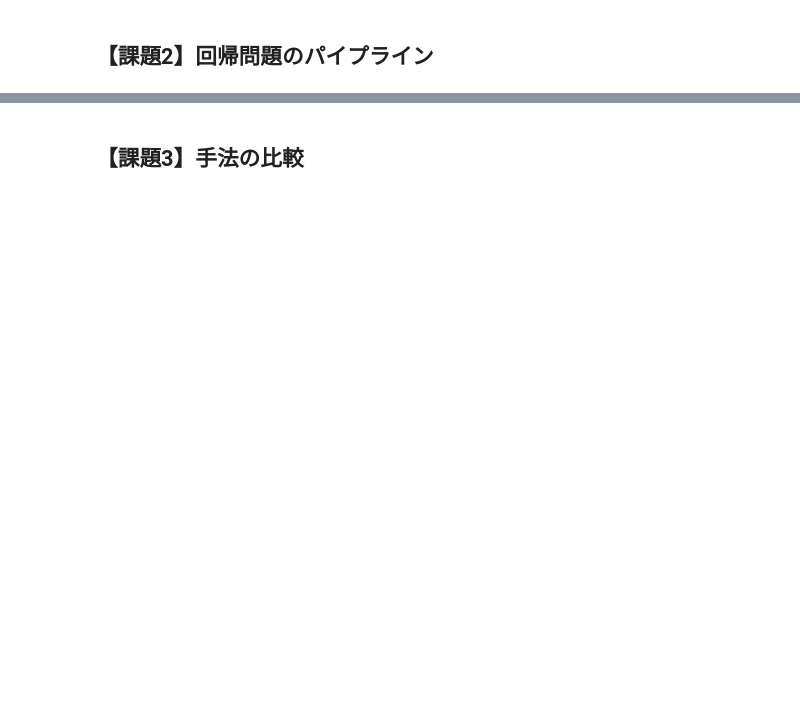
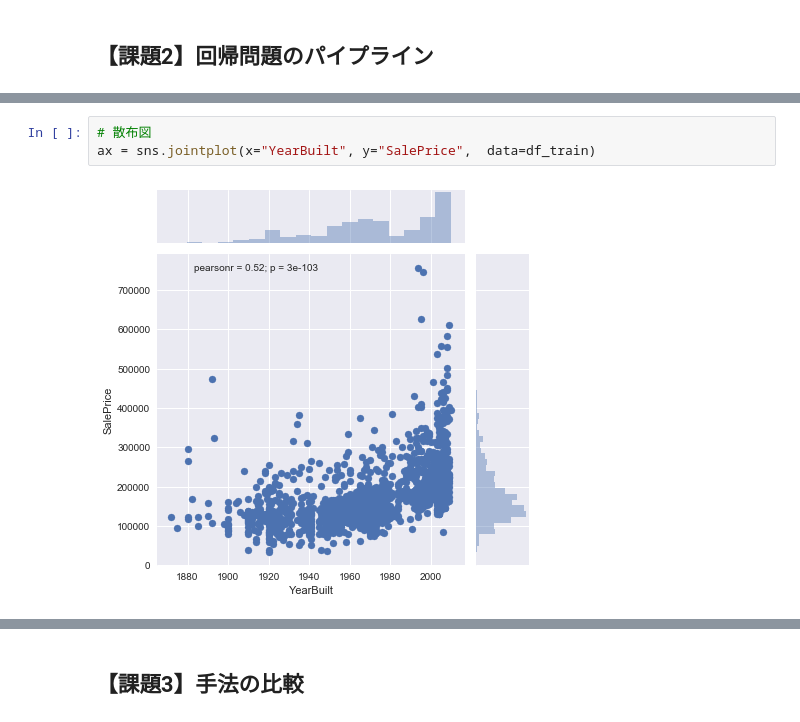
Before and after one commit to norotime/diveintocode-ml, a Jupyter notebook: week4/week4-work2.ipynb, the cells around one changed output, grey strips where cells are left out. Drawn from its saved outputs; the diff is of its cells as text; blank space fills up the shorter version.

```diff
--- a/week4/week4-work2.ipynb
+++ b/week4/week4-work2.ipynb
@@ -10,0 +83,5 @@
+# %%
+# 散布図
+ax = sns.jointplot(x="YearBuilt", y="SalePrice",  data=df_train)
+# %% [output]
+[figure, added]
```
Also changed, not shown: parts of 19 cells of this notebook.
